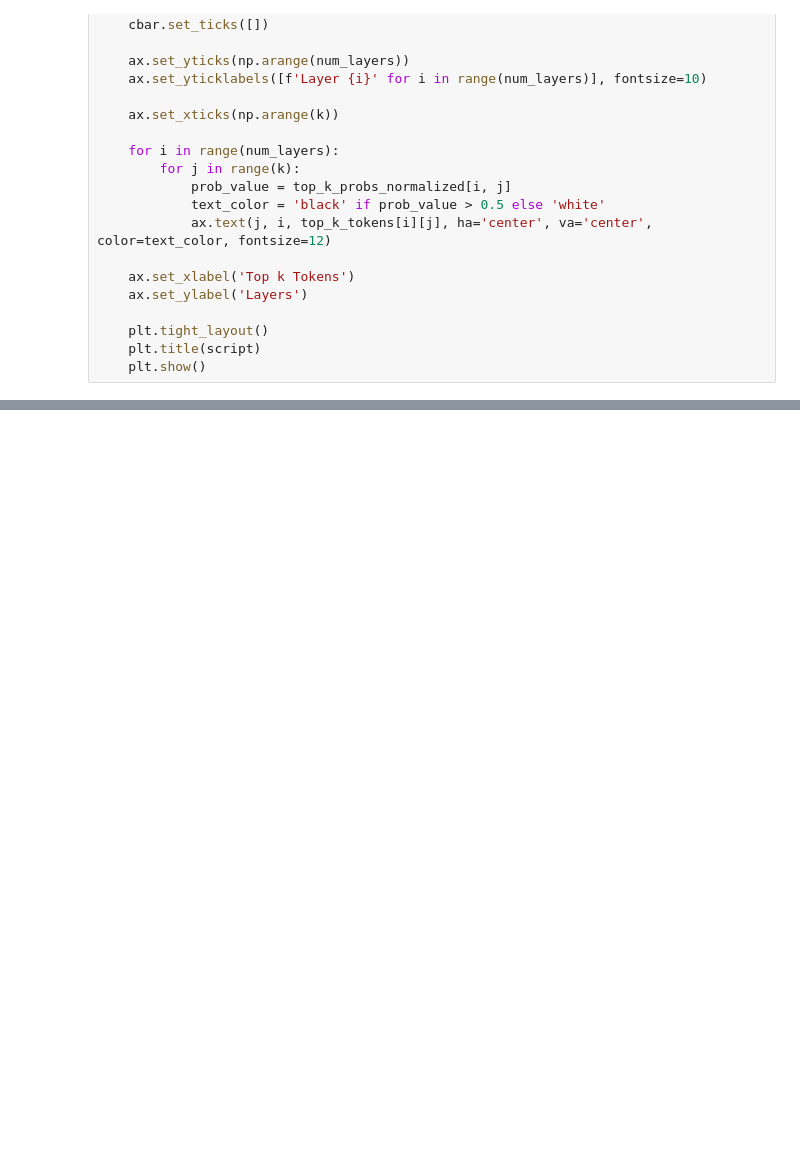
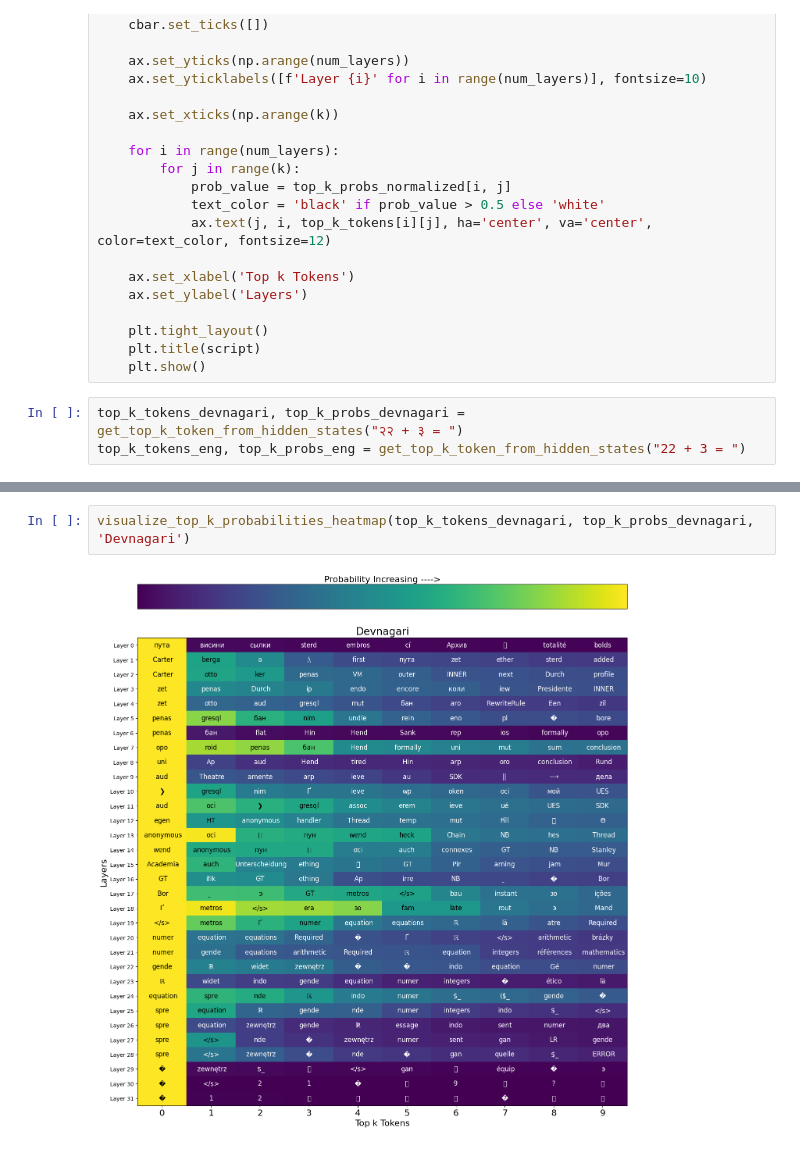
Before and after one commit to mayurdb/aiMusing, a Jupyter notebook: is_maths_also_language.ipynb, the cells around one changed output, grey strips where cells are left out. Cells and saved outputs as stored; diff of their text form; blank space fills up the shorter version.

```diff
--- a/is_maths_also_language.ipynb
+++ b/is_maths_also_language.ipynb
@@ -129,3 +131,6 @@ def visualize_top_k_probabilities_heatmap(top_k_tokens, top_k_probs, script, num
     plt.tight_layout()
     plt.title(script)
     plt.show()
+# %%
+top_k_tokens_devnagari, top_k_probs_devnagari = get_top_k_token_from_hidden_states("२२ + ३ = ")
+top_k_tokens_eng, top_k_probs_eng = get_top_k_token_from_hidden_states("22 + 3 = ")
@@ -131,0 +143,4 @@ def visualize_top_k_probabilities_heatmap(top_k_tokens, top_k_probs, script, num
+# %%
+visualize_top_k_probabilities_heatmap(top_k_tokens_devnagari, top_k_probs_devnagari, 'Devnagari')
+# %% [output]
+[figure, added]
```
Also changed, not shown: parts of 5 cells of this notebook, 2 other files.
